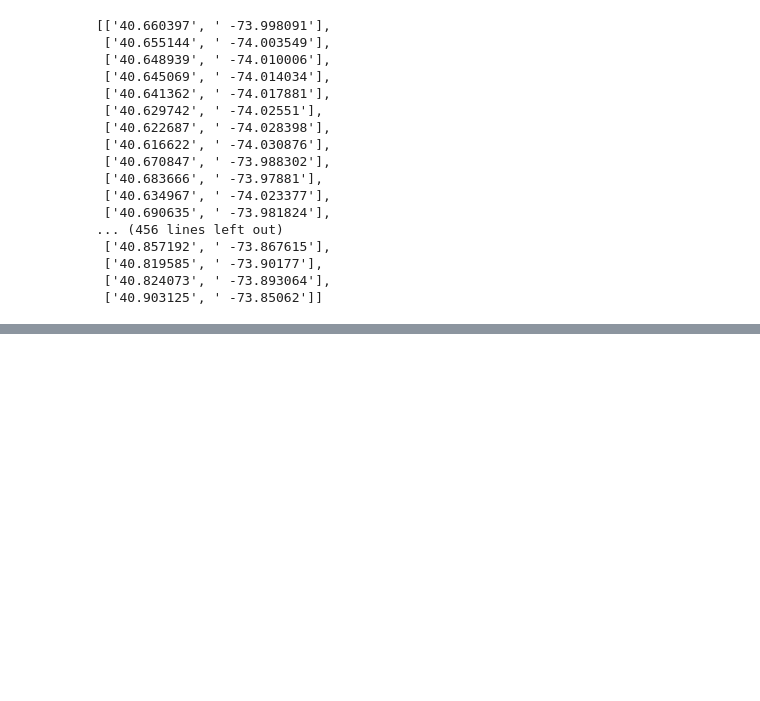
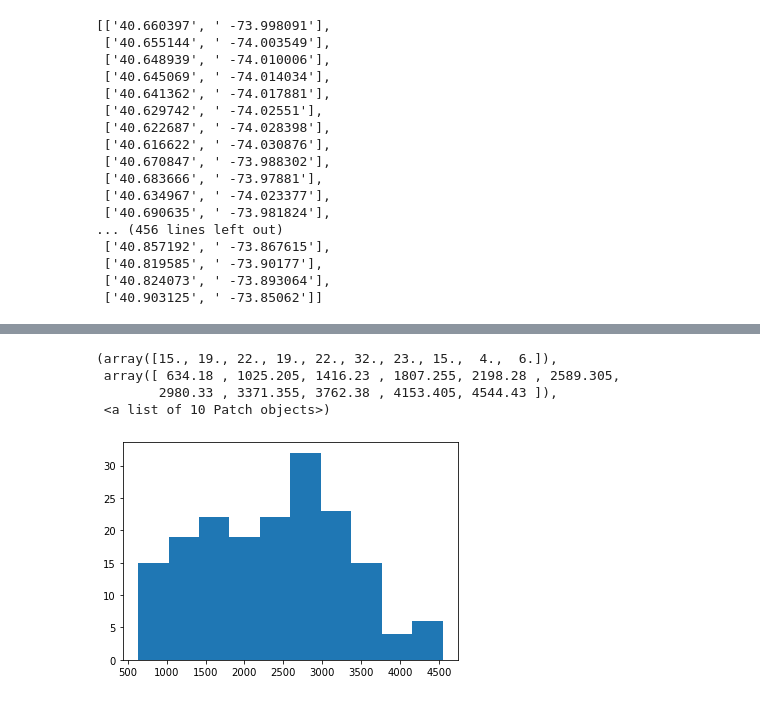
Before and after one commit to brianhtam/metis_project_1, a Jupyter notebook: Maps.ipynb, the cells around one changed output, grey strips where cells are left out. Drawn from its saved outputs; the diff is of its cells as text; code cells hidden in the pictures; blank space fills up the shorter version.

```diff
--- a/Maps.ipynb
+++ b/Maps.ipynb
@@ -133,0 +145,6 @@ pd.read_pickle('nyc_mtd_stations')
+# %%
+covid_data = pd.read_csv('https://raw.githubusercontent.com/nychealth/coronavirus-data/master/data-by-modzcta.csv')
+zcta_data = 'https://raw.githubusercontent.com/nychealth/coronavirus-data/master/Geography-resources/MODZCTA_2010_WGS1984.geo.json'
+zcta = os.path.join('geoman.json')
+covid_data.MODIFIED_ZCTA = covid_data.MODIFIED_ZCTA.astype(str)
+covid_data
@@ -133,0 +178,8 @@ pd.read_pickle('nyc_mtd_stations')
+# %%
+plt.hist(covid_data.COVID_CASE_RATE)
+# %% [output]
+(array([15., 19., 22., 19., 22., 32., 23., 15.,  4.,  6.]),
+ array([ 634.18 , 1025.205, 1416.23 , 1807.255, 2198.28 , 2589.305,
+        2980.33 , 3371.355, 3762.38 , 4153.405, 4544.43 ]),
+ <a list of 10 Patch objects>)
+[figure, added]
```
Also changed, not shown: parts of 21 cells of this notebook.
